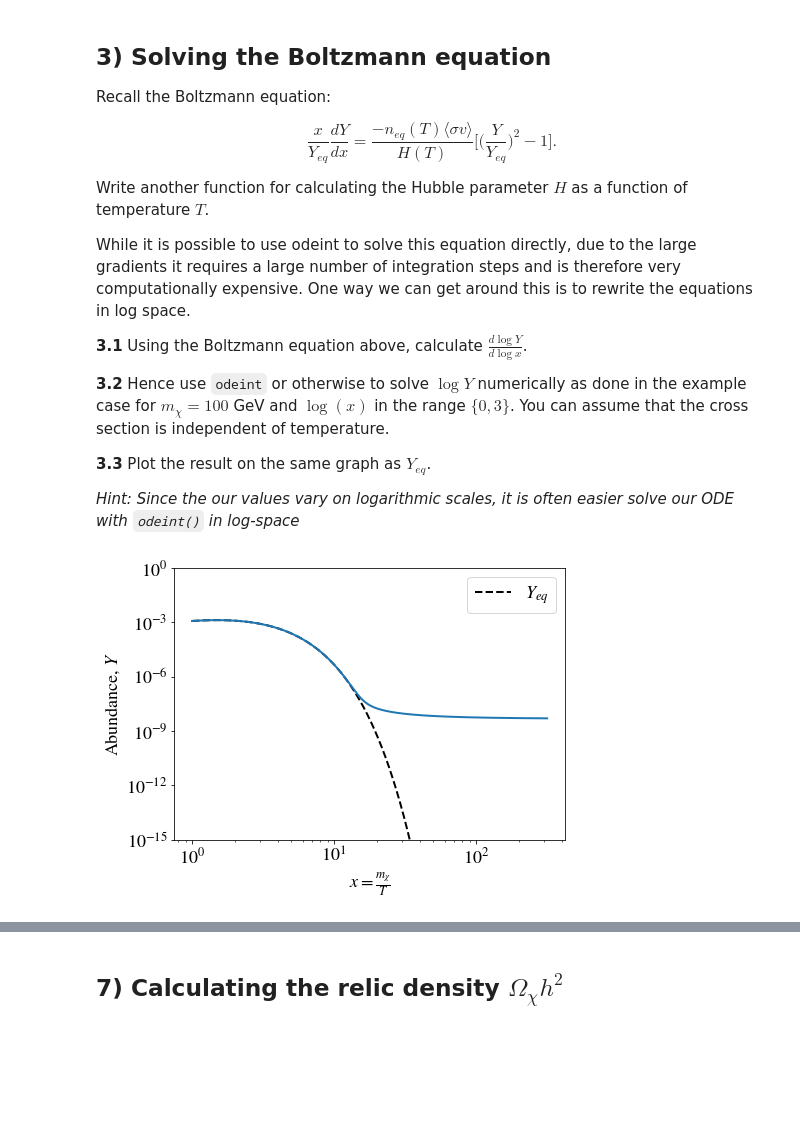
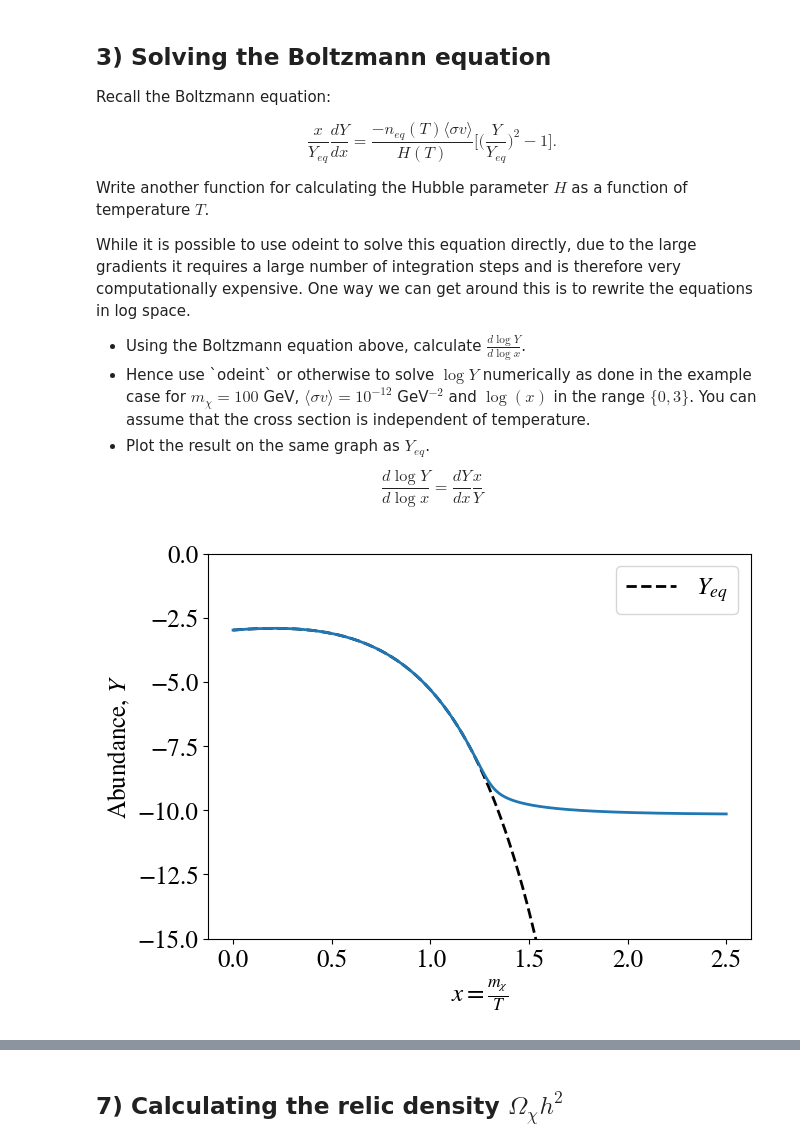
Before and after one commit to Dark-Matter-Textbook/Notebook-Exercises, a Jupyter notebook: Problems/wimp_relic_density/wimp-relic-solutions.ipynb, the cells around one changed output, grey strips where cells are left out. Cells and saved outputs as stored; diff of their text form; code cells hidden in the pictures; blank space fills up the shorter version.

```diff
--- a/Problems/wimp_relic_density/wimp-relic-solutions.ipynb
+++ b/Problems/wimp_relic_density/wimp-relic-solutions.ipynb
@@ -24,15 +121,14 @@ def n_eq(x,m,g):
     return const*g*m**3*x**(-3/2)*np.exp(-x)
 
 def s(x, m):
-    return 2*np.pi**2/45*gs*x**(-3)*m**3
+    return 2*np.pi**2/45*gs(x, m)*x**(-3)*m**3
 
 def Y_eq(x, m, g):
     return n_eq(x,m,g)/s(x, m)
 
-
 m = 100 # GeV
 g_chi = 2
-gs = 90
+g_s = 80
 
 x = np.logspace(0, 3)
 y_eq = Y_eq(x, m, g_chi)
@@ -114,65 +213,63 @@ Write another function for calculating the Hubble parameter $H$ as a function of
 
 While it is possible to use odeint to solve this equation directly, due to the large gradients it requires a large number of integration steps and is therefore very computationally expensive. One way we can get around this is to rewrite the equations in log space.
 
-**3.1** Using the Boltzmann equation above, calculate $\frac{d\log{Y}}{d\log{x}}$.
+<ul>
+    <li>Using the Boltzmann equation above, calculate $\frac{d\log{Y}}{d\log{x}}$.</li>
+    <li> Hence use `odeint` or otherwise to solve $\log{Y}$ numerically as done in the example case for $m_{\chi} = 100$ GeV, $\langle \sigma v \rangle = 10^{-12} $ GeV$^{-2}$ and $ \log(x) $ in the range $ \{0, 3\}$. You can assume that the cross section is independent of temperature.</li>
+    <li>Plot the result on the same graph as $Y_{eq}$.</li>
+</ul>
 
-**3.2** Hence use `odeint` or otherwise to solve $\log{Y}$ numerically as done in the example case for $m_{\chi} = 100$ GeV and $ \log(x) $ in the range $ \{0, 3\}$. You can assume that the cross section is independent of temperature.
-
-**3.3** Plot the result on the same graph as $Y_{eq}$.
-
-*Hint: Since the our values vary on logarithmic scales, it is often easier solve our ODE with `odeint()` in log-space*
+\begin{equation}
+    \frac{d\log Y}{d\log x} = \frac{dY}{dx}\frac{x}{Y}
+\end{equation}
 # %%
-# Define constants
 Mpl = 2.435e18 # GeV
-g_chi = 2
-g_s = 90
-sigv = 1e-12
+def H(x, m):
+    return np.sqrt(np.pi**2/90*gr(x, m))*(m/x)**2/(Mpl)
 
-def H(x, m):
-    # Hubble parameter
-    return np.sqrt(np.pi**2/90*gs)*(m/x)**2/(Mpl)
+def deriv(log_Y,log_x, m, sigv, g_chi):
 
-# Define the derivative functions such that it takes log(x) and log(Y) as functions
-# this makes it easier for odeint to solve
-def deriv(log_Y, log_x, m, sigv, g_chi):
     Y = 10**log_Y; x = 10**log_x
 
     y_eq = Y_eq(x, m, g_chi)
 
     dYdx = -n_eq(x, m, g_chi)*sigv/H(x, m)*((Y/y_eq)**2 - 1)*y_eq/x
     #print(log_x, log_Y, x, Y)
     out = dYdx * x / Y
 
     return out
 
-# Define mass
 m = 100 # GeV
+sigv = 1e-10
+g_chi = 2
+g_s = 90
 
 log_x = np.linspace(0, 2.5, int(1e4))
+
+# Plot Y_eq
 x = 10**log_x
 
+#plt.loglog(x, s(x, m, g_s))
+plt.figure(figsize = (7,5))
 y_eq = Y_eq(x, m, g_chi)
 
-plt.figure(figsize = (7,5))
-# Plot y_eq
-plt.loglog(x, y_eq,'k--', label = "$Y_{eq}$", lw = 2)
+plt.plot(log_x, np.log10(y_eq),'k--', label = "$Y_{eq}$", lw = 2)
 
 # Calculate and plot Y
 
 Y_eq0 = y_eq[0]
-Y0 = np.log10(Y_eq0)
+Y0 = [np.log10(Y_eq0)]
 
-psoln = odeint(deriv, Y0, log_x, args = (m, sigv, g_chi))
-Y = 10**psoln
+psoln = odeint(deriv, Y0[0], log_x, args = (m, sigv, g_chi))
 
-plt.loglog(x, Y, lw = 2)
+plt.plot(log_x, psoln, lw = 2)
 
-plt.ylim(1e-15, 1);
-plt.xlabel(r"$x =\frac{m_{\chi}}{T}$");
+plt.ylim(-15, 0);
+plt.xlabel(r"$x = \frac{m_{\chi}}{T}$");
 plt.ylabel("Abundance, $Y$");
 plt.legend();
 # %% [output]
-[figure, old version]
+[figure, new version]
 # %% [markdown]
 ## 4) $Y_{\infty}$ as a function of $\langle \sigma v \rangle$
 
```
Also changed, not shown: parts of 23 cells of this notebook, 3 other files.
